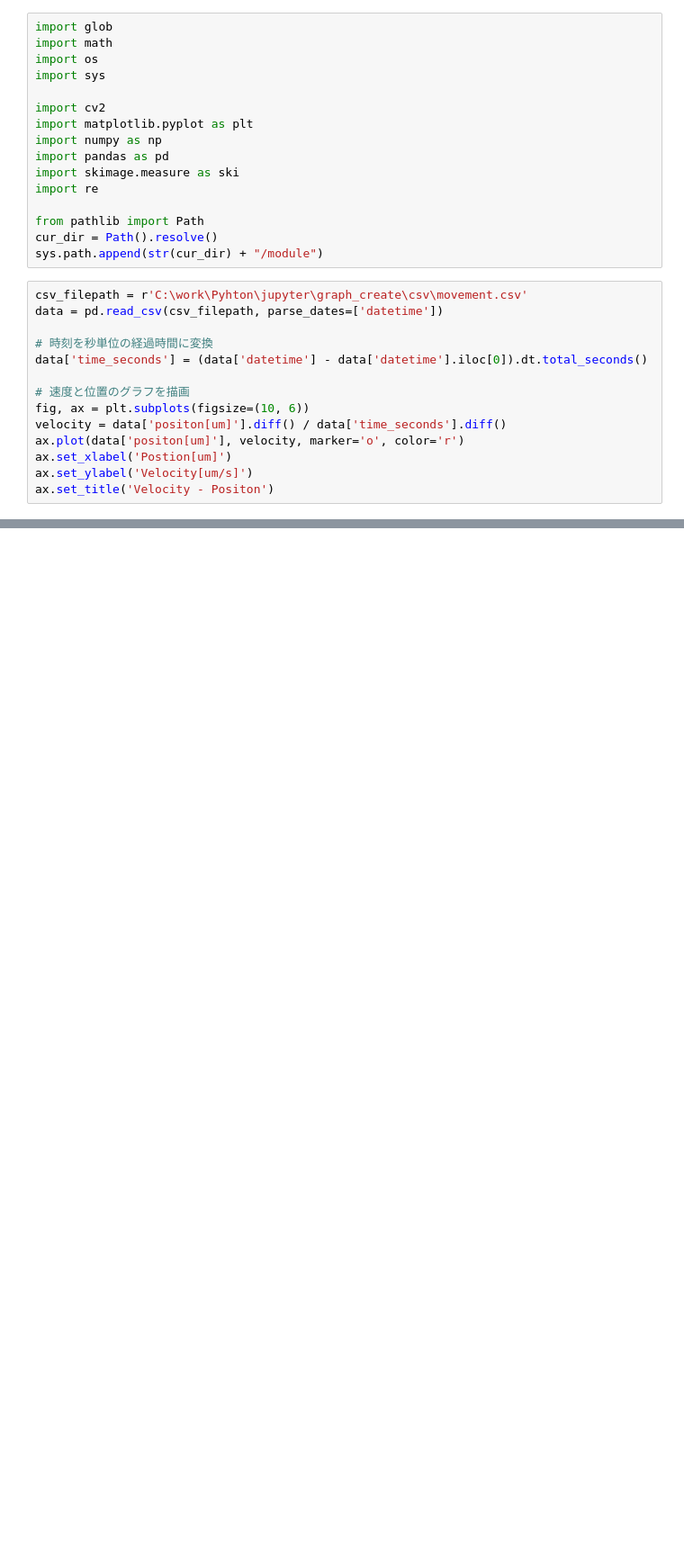
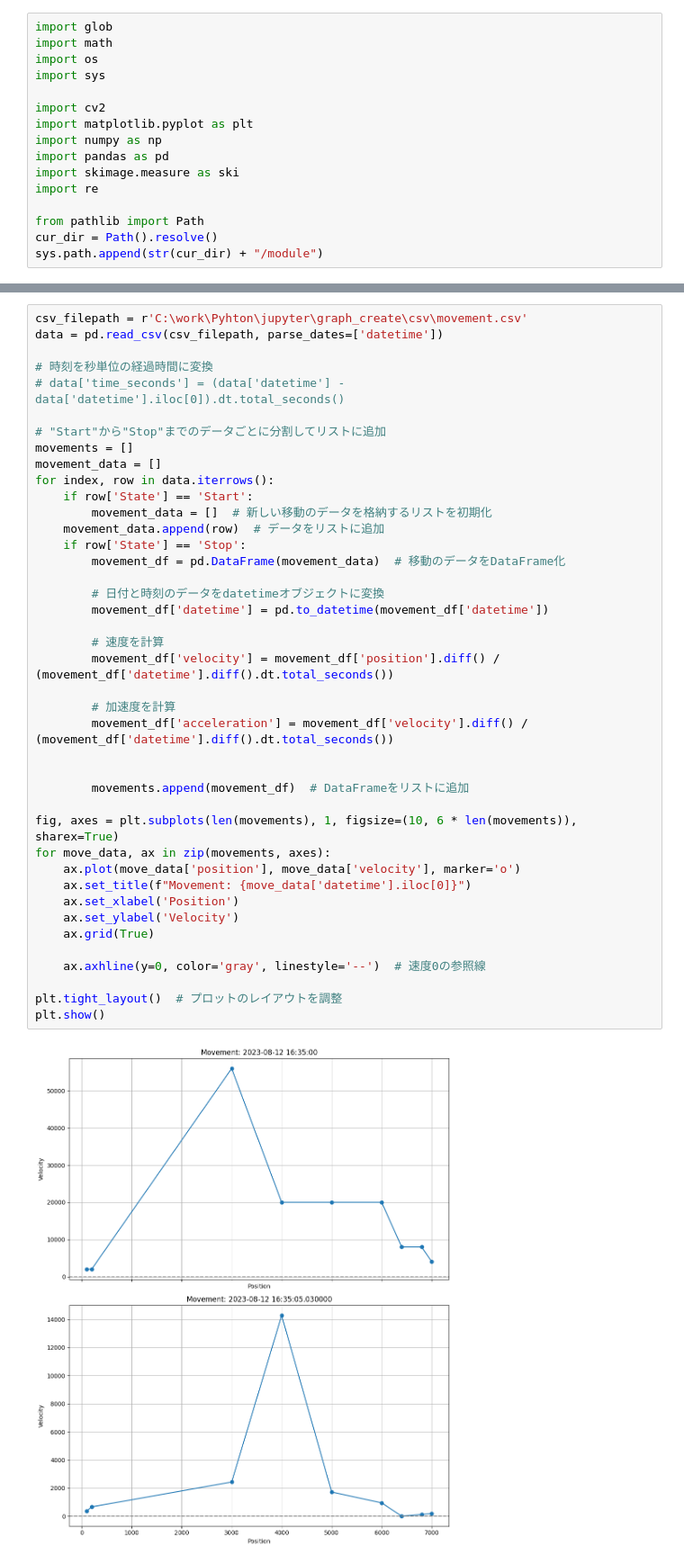
Before and after one commit to yumekasa5/Pyhton, a Jupyter notebook: jupyter/graph_create/graph.ipynb, the cells around one changed output, grey strips where cells are left out. Shown: that part at 90% size. Saved outputs shown, nothing was run; the diff lists cells and outputs as text; blank space fills up the shorter version.

```diff
--- a/jupyter/graph_create/graph.ipynb
+++ b/jupyter/graph_create/graph.ipynb
@@ -14,17 +14,3 @@ import re
 from pathlib import Path
 cur_dir = Path().resolve()
 sys.path.append(str(cur_dir) + "/module")
-# %%
-csv_filepath = r'C:\work\Pyhton\jupyter\graph_create\csv\movement.csv'
-data = pd.read_csv(csv_filepath, parse_dates=['datetime'])
-
-# 時刻を秒単位の経過時間に変換
-data['time_seconds'] = (data['datetime'] - data['datetime'].iloc[0]).dt.total_seconds()
-
-# 速度と位置のグラフを描画
-fig, ax = plt.subplots(figsize=(10, 6))
-velocity = data['positon[um]'].diff() / data['time_seconds'].diff()
-ax.plot(data['positon[um]'], velocity, marker='o', color='r')
-ax.set_xlabel('Postion[um]')
-ax.set_ylabel('Velocity[um/s]')
-ax.set_title('Velocity - Positon')
@@ -33,0 +17,43 @@ Text(0.5, 1.0, 'Velocity - Positon')
+# %%
+csv_filepath = r'C:\work\Pyhton\jupyter\graph_create\csv\movement.csv'
+data = pd.read_csv(csv_filepath, parse_dates=['datetime'])
+
+# 時刻を秒単位の経過時間に変換
+# data['time_seconds'] = (data['datetime'] - data['datetime'].iloc[0]).dt.total_seconds()
+
+# "Start"から"Stop"までのデータごとに分割してリストに追加
+movements = []
+movement_data = []
+for index, row in data.iterrows():
+    if row['State'] == 'Start':
+        movement_data = []  # 新しい移動のデータを格納するリストを初期化
+    movement_data.append(row)  # データをリストに追加
+    if row['State'] == 'Stop':
+        movement_df = pd.DataFrame(movement_data)  # 移動のデータをDataFrame化
+
+        # 日付と時刻のデータをdatetimeオブジェクトに変換
+        movement_df['datetime'] = pd.to_datetime(movement_df['datetime'])
+
+        # 速度を計算
+        movement_df['velocity'] = movement_df['position'].diff() / (movement_df['datetime'].diff().dt.total_seconds())
+
+        # 加速度を計算
+        movement_df['acceleration'] = movement_df['velocity'].diff() / (movement_df['datetime'].diff().dt.total_seconds())
+
+
+        movements.append(movement_df)  # DataFrameをリストに追加
+
+fig, axes = plt.subplots(len(movements), 1, figsize=(10, 6 * len(movements)), sharex=True)
+for move_data, ax in zip(movements, axes):
+    ax.plot(move_data['position'], move_data['velocity'], marker='o')
+    ax.set_title(f"Movement: {move_data['datetime'].iloc[0]}")
+    ax.set_xlabel('Position')
+    ax.set_ylabel('Velocity')
+    ax.grid(True)
+
+    ax.axhline(y=0, color='gray', linestyle='--')  # 速度0の参照線
+
+plt.tight_layout()  # プロットのレイアウトを調整
+plt.show()
+# %% [output]
+[figure, added]
```
Also changed, not shown: parts of 1 cell of this notebook, 1 other file.
